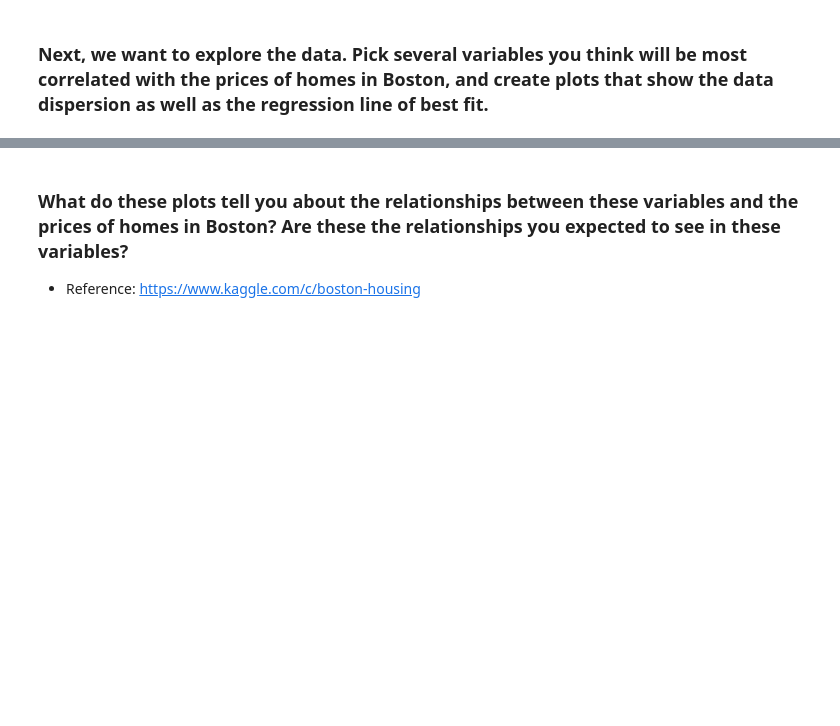
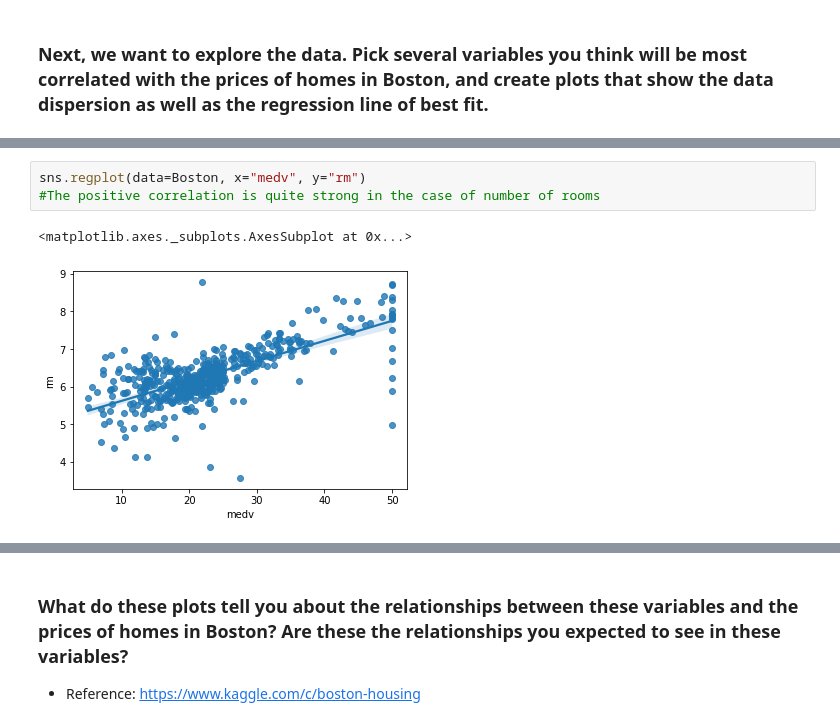
Before and after one commit to paoloironhack/data_analytics062020, a Jupyter notebook: labs/module_3/Evaluation_Sup_learning/main.ipynb, the cells around one changed output, grey strips where cells are left out. Drawn from its saved outputs; the diff is of its cells as text; blank space fills up the shorter version.

```diff
--- a/labs/module_3/Evaluation_Sup_learning/main.ipynb
+++ b/labs/module_3/Evaluation_Sup_learning/main.ipynb
@@ -26,0 +153,6 @@ Download the Boston dataset from [here](https://drive.google.com/file/d/1Bux3hwV
+# %%
+sns.regplot(data=Boston, x="medv", y="rm")
+#The positive correlation is quite strong in the case of number of rooms
+# %% [output]
+<matplotlib.axes._subplots.AxesSubplot at 0x...>
+[figure, added]
```
Also changed, not shown: parts of 42 cells of this notebook.
